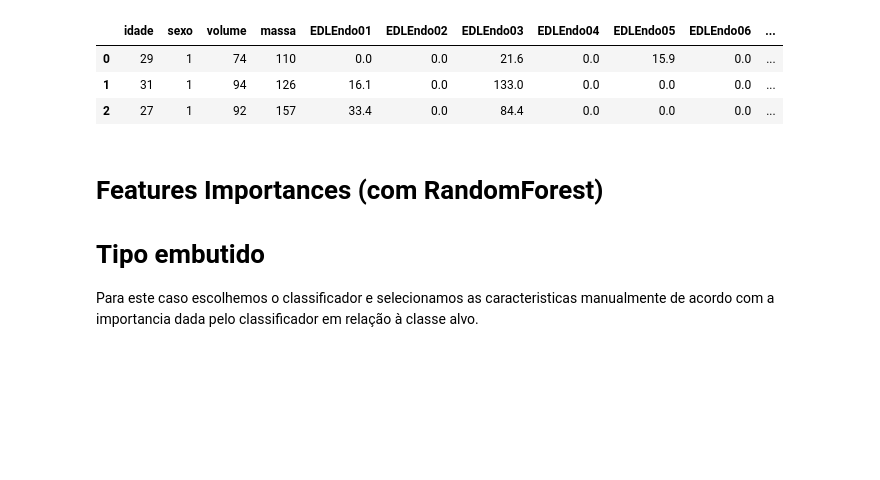
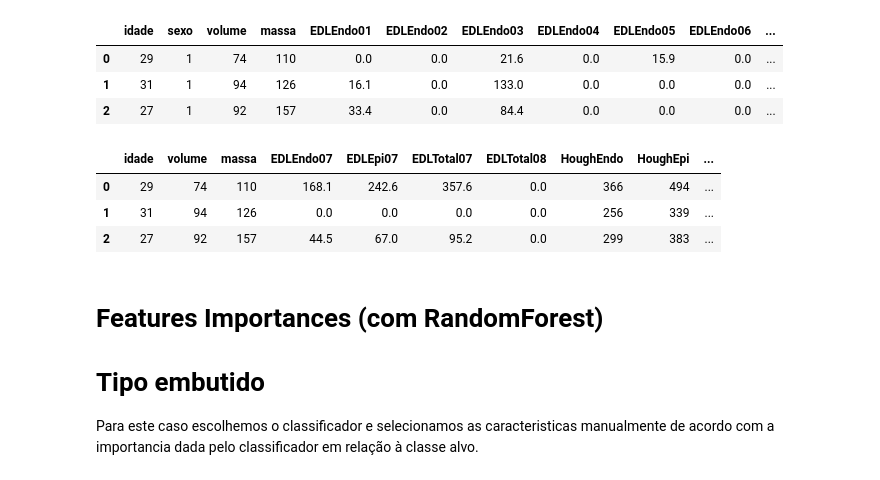
Before and after one commit to diegodedize/Rec_Padroes_PPGI_2020, a Jupyter notebook: NOTEBOOKS/DD_Rec_Padroes_imagens_coronarias.ipynb, the cells around one changed output. Cells and saved outputs as stored; diff of their text form; code cells hidden in the pictures; blank space fills up the shorter version.

```diff
--- a/NOTEBOOKS/DD_Rec_Padroes_imagens_coronarias.ipynb
+++ b/NOTEBOOKS/DD_Rec_Padroes_imagens_coronarias.ipynb
@@ -545,10 +522,12 @@ Quando utilizamos até 3 componentes principais não conseguimos ter uma boa sep
 Neste ponto testamos alguns algoritmos de redução de dimensionalidade. Dado que o resultado do PCA consinste em juntar caracteristicas para formar novas caracteristicas, entendemos que para ter uma aproximação do resultado da variação explicada acima, temos que no minimo considerar o mesmo "n".
 # %%
 #Total atributos menos o target
+df_atual = pd.read_csv("../RESULTADOS/df_final_20200510.csv")
 total_atributos = len(df_atual.columns) -1
 
 #Para a seleção utilizaremos noss "D" como a raiz quadrada do nosso total
 #D_caracteristicas = int(np.sqrt(total_atributos))
+n=53
 D_caracteristicas = n
 
 print(f'TOTAL CARACTERISTICAS: {total_atributos}')
@@ -577,30 +556,35 @@ df_atual.head(3)
 # %%
 from sklearn.feature_selection import SelectKBest
 from sklearn.feature_selection import f_classif, mutual_info_classif
 
 
-f_classif = SelectKBest(score_func = f_classif,k=D_caracteristicas)
-#f_classif = SelectKBest(mutual_info_classif,k=D_caracteristicas)
+#f_classif = SelectKBest(score_func = f_classif,k=D_caracteristicas)
+f_classif = SelectKBest(mutual_info_classif,k=D_caracteristicas)
 
 
 
 x = df_atual.drop(['TARGET'],axis=1)
 y = df_atual['TARGET']
 
 
 fit = f_classif.fit(x,y)
 
 
 features = fit.transform(x)
 #print(features)
 
 
 colunas = fit.get_support(indices=True)
 df_novo = df_atual.iloc[:,colunas]
 df_novo
 
 
 df_novo_c_target = pd.concat([df_novo,df_atual['TARGET']],axis=1)
 df_novo_c_target.head(3)
+# %% [output]
+|  | idade | volume | massa | EDLEndo07 | EDLEpi07 | EDLTotal07 | EDLTotal08 | HoughEndo | HoughEpi | ... |
+| 0 | 29 | 74 | 110 | 168.1 | 242.6 | 357.6 | 0.0 | 366 | 494 | ... |
+| 1 | 31 | 94 | 126 | 0.0 | 0.0 | 0.0 | 0.0 | 256 | 339 | ... |
+| 2 | 27 | 92 | 157 | 44.5 | 67.0 | 95.2 | 0.0 | 299 | 383 | ... |
 # %%
 #exporta dataset final
```
Also changed, not shown: parts of 19 cells of this notebook, 1 other file.
